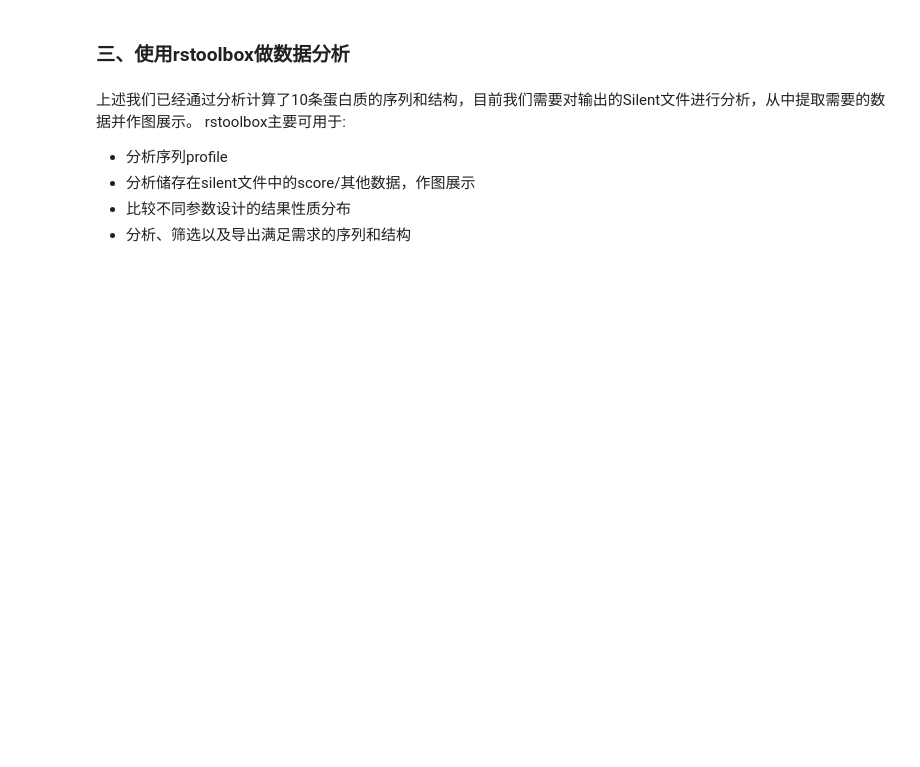
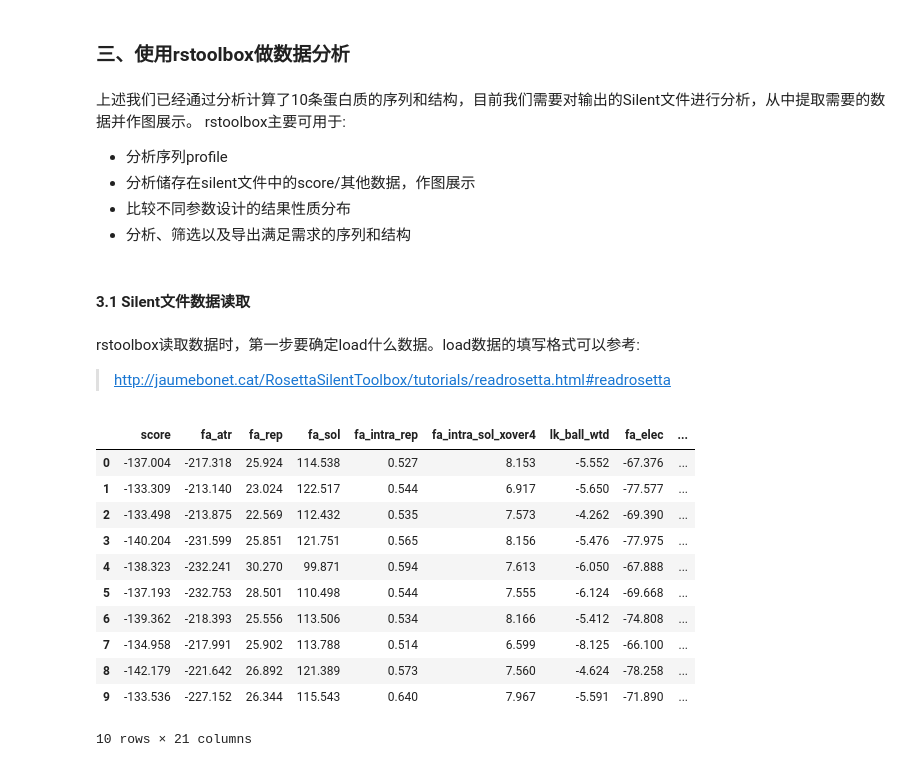
Before and after one commit to guyujun/pyrosetta-basic, a Jupyter notebook: 10_Advenced/rstoolbox.ipynb, the cells around one changed output. Drawn from its saved outputs; the diff is of its cells as text; code cells hidden in the pictures; blank space fills up the shorter version.

```diff
--- a/10_Advenced/rstoolbox.ipynb
+++ b/10_Advenced/rstoolbox.ipynb
@@ -112,3 +94,8 @@ rstoolbox主要可用于:
 - 分析储存在silent文件中的score/其他数据，作图展示
 - 比较不同参数设计的结果性质分布
 - 分析、筛选以及导出满足需求的序列和结构
+# %% [markdown]
+#### 3.1 Silent文件数据读取
+# %% [markdown]
+rstoolbox读取数据时，第一步要确定load什么数据。load数据的填写格式可以参考:
+> http://jaumebonet.cat/RosettaSilentToolbox/tutorials/readrosetta.html#readrosetta
@@ -114,0 +106,20 @@ rstoolbox主要可用于:
+# %%
+# 最简单的读取方式(全读取式):
+silent_file = './data/design_result.silent'
+raw_df = parse_rosetta_file(silent_file)
+
+# 打印读取数据:
+raw_df
+# %% [output]
+|  | score | fa_atr | fa_rep | fa_sol | fa_intra_rep | fa_intra_sol_xover4 | lk_ball_wtd | fa_elec | ... |
+| 0 | -137.004 | -217.318 | 25.924 | 114.538 | 0.527 | 8.153 | -5.552 | -67.376 | ... |
+| 1 | -133.309 | -213.140 | 23.024 | 122.517 | 0.544 | 6.917 | -5.650 | -77.577 | ... |
+| 2 | -133.498 | -213.875 | 22.569 | 112.432 | 0.535 | 7.573 | -4.262 | -69.390 | ... |
+| 3 | -140.204 | -231.599 | 25.851 | 121.751 | 0.565 | 8.156 | -5.476 | -77.975 | ... |
+| 4 | -138.323 | -232.241 | 30.270 | 99.871 | 0.594 | 7.613 | -6.050 | -67.888 | ... |
+| 5 | -137.193 | -232.753 | 28.501 | 110.498 | 0.544 | 7.555 | -6.124 | -69.668 | ... |
+| 6 | -139.362 | -218.393 | 25.556 | 113.506 | 0.534 | 8.166 | -5.412 | -74.808 | ... |
+| 7 | -134.958 | -217.991 | 25.902 | 113.788 | 0.514 | 6.599 | -8.125 | -66.100 | ... |
+| 8 | -142.179 | -221.642 | 26.892 | 121.389 | 0.573 | 7.560 | -4.624 | -78.258 | ... |
+| 9 | -133.536 | -227.152 | 26.344 | 115.543 | 0.640 | 7.967 | -5.591 | -71.890 | ... |
+10 rows × 21 columns
```
Also changed, not shown: parts of 15 cells of this notebook, 1 other file.
